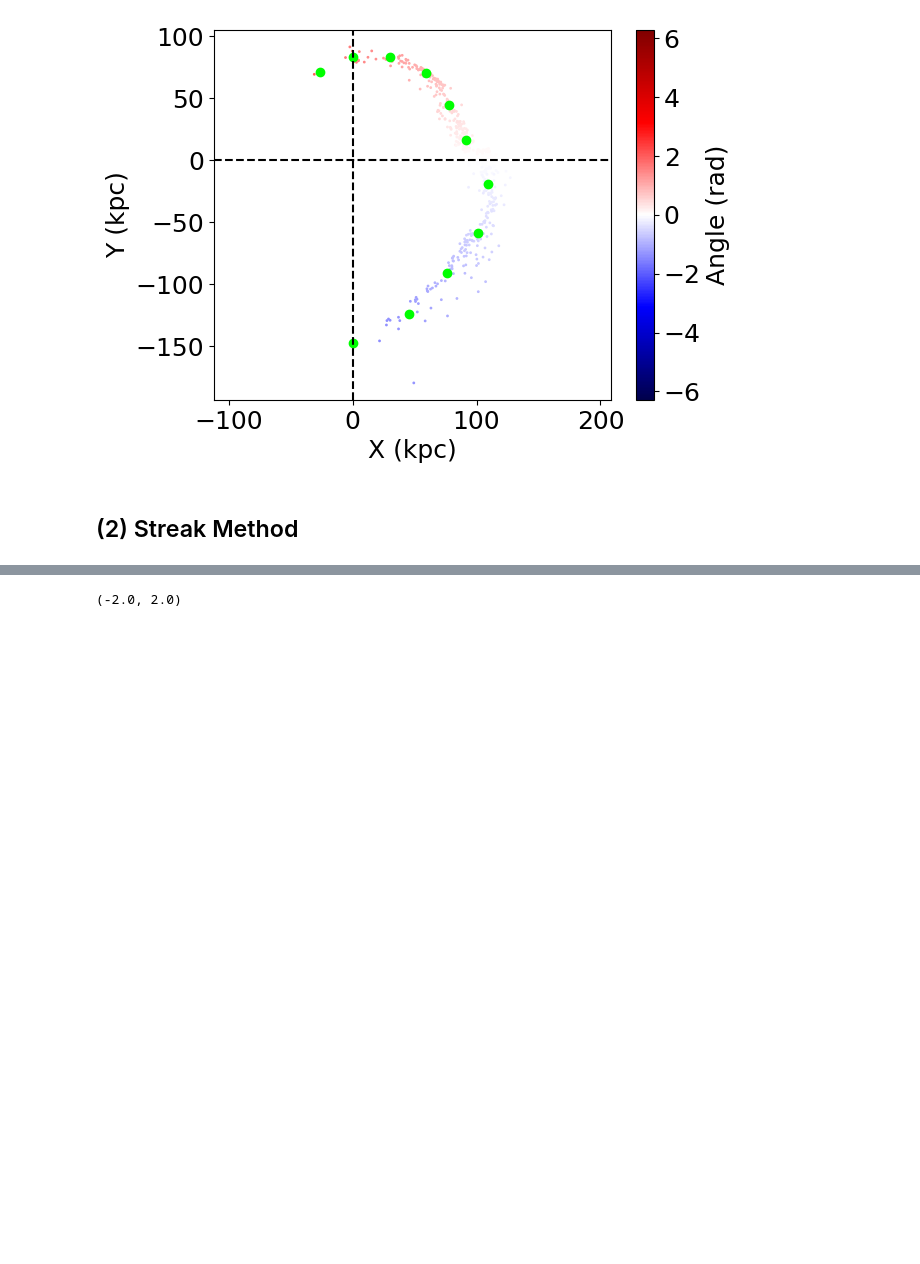
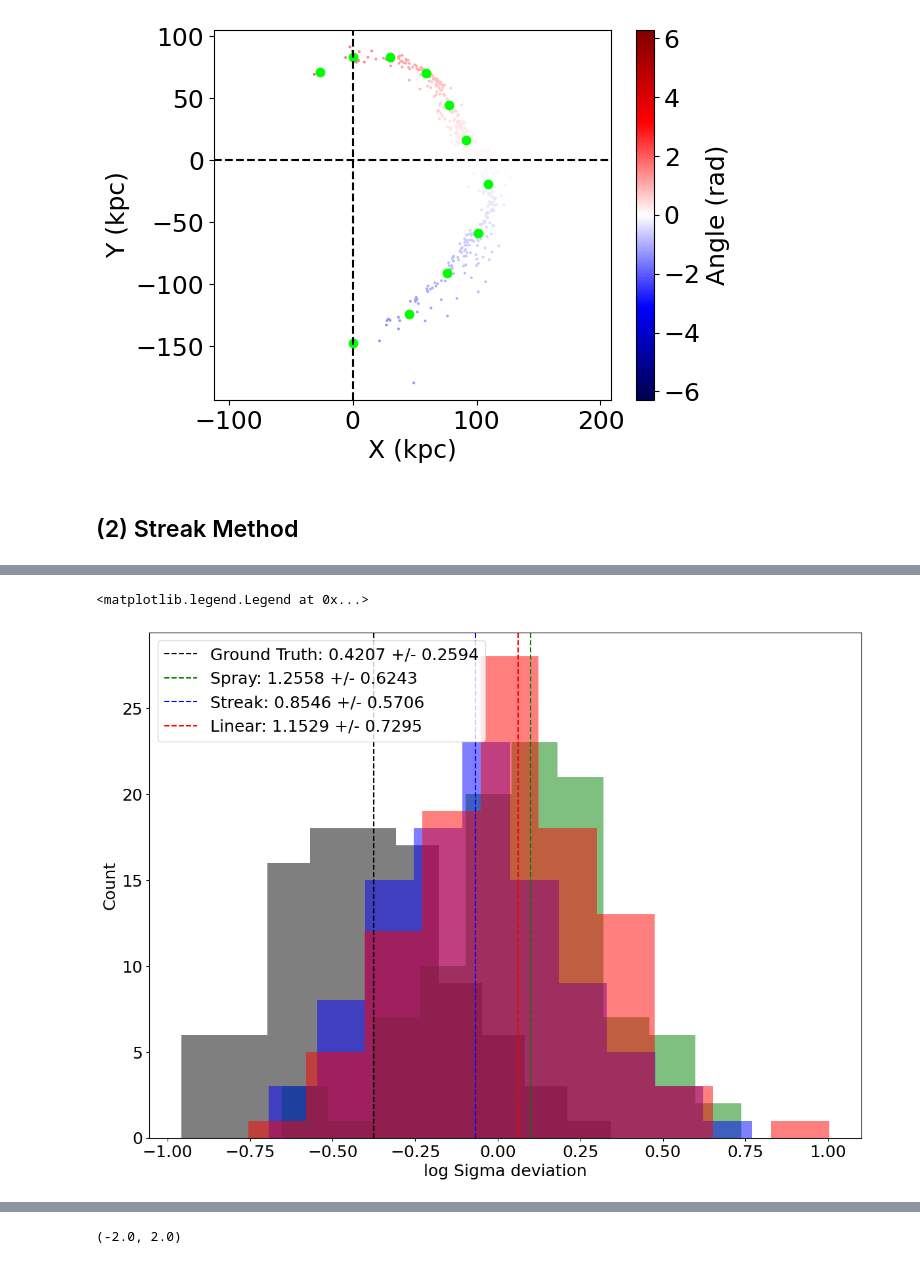
Before and after one commit to David-Chemaly/StreaMAX, a Jupyter notebook: quick_start.ipynb, the cells around one changed output, grey strips where cells are left out. Cells and saved outputs as stored; diff of their text form; code cells hidden in the pictures; blank space fills up the shorter version.

```diff
--- a/quick_start.ipynb
+++ b/quick_start.ipynb
@@ -147,0 +194,18 @@ seed_count_chi2 = np.array(seed_count_chi2)
+# %%
+plt.figure(figsize=(14, 10))
+plt.ylabel('Count')
+plt.xlabel('log Sigma deviation')
+# bins = np.histogram_bin_edges(np.log10(streak), bins='auto')
+bins = 10
+plt.hist(np.log10(baseline), bins=bins, alpha=0.5, color='k')
+plt.hist(np.log10(spray), bins=bins, alpha=0.5, color='g')
+plt.hist(np.log10(streak), bins=bins, alpha=0.5, color='b')
+plt.hist(np.log10(first), bins=bins, alpha=0.5, color='r')
+plt.axvline(np.median(np.log10(baseline)), color='k', linestyle='--', label=f'Ground Truth: {np.median(baseline):.4f} +/- {(np.percentile(baseline, 84) - np.percentile(baseline, 16)) / 2:.4f}')
+plt.axvline(np.median(np.log10(spray)), color='g', linestyle='--', label=f'Spray: {np.median(spray):.4f} +/- {(np.percentile(spray, 84) - np.percentile(spray, 16)) / 2:.4f}')
+plt.axvline(np.median(np.log10(streak)), color='b', linestyle='--', label=f'Streak: {np.median(streak):.4f} +/- {(np.percentile(streak, 84) - np.percentile(streak, 16)) / 2:.4f}')
+plt.axvline(np.median(np.log10(first)), color='r', linestyle='--', label=f'Linear: {np.median(first):.4f} +/- {(np.percentile(first, 84) - np.percentile(first, 16)) / 2:.4f}')
+plt.legend(loc='upper left')
+# %% [output]
+<matplotlib.legend.Legend at 0x...>
+[figure, added]
```
Also changed, not shown: parts of 14 cells of this notebook, 4 other files.
